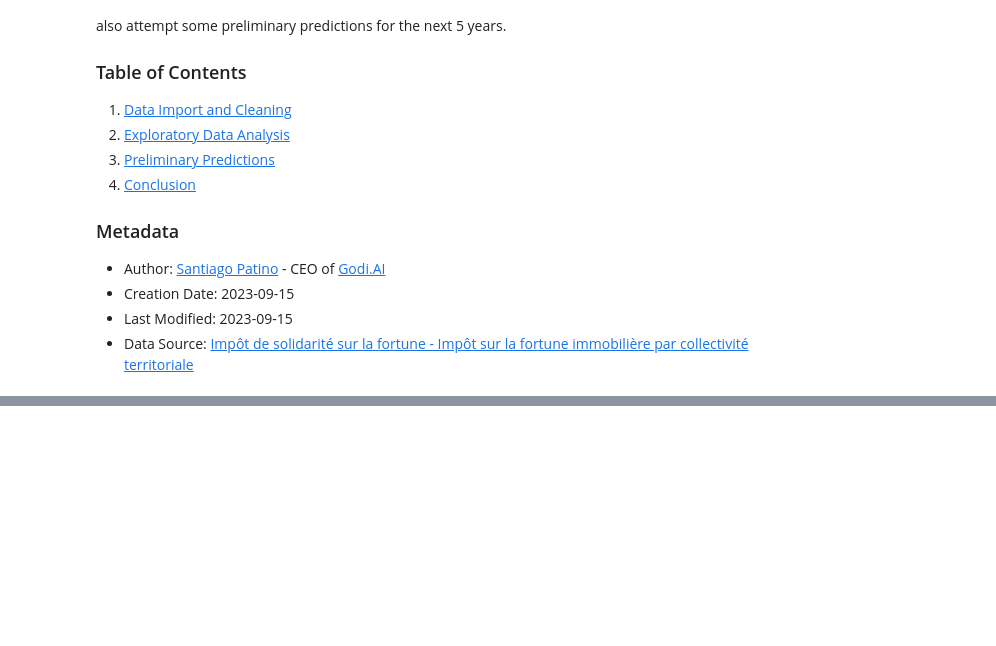
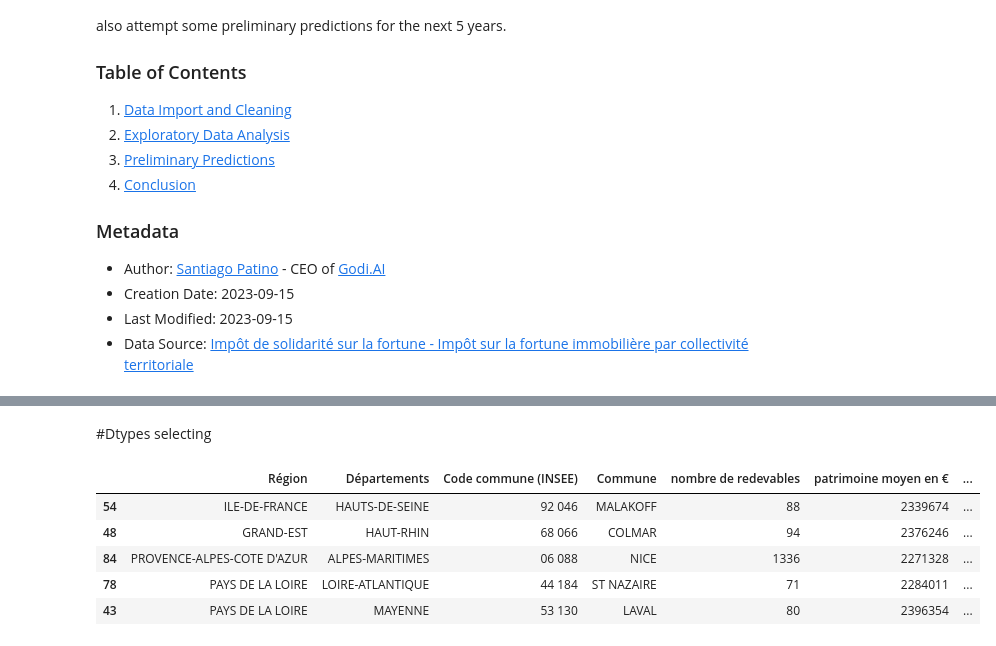
Before and after one commit to santiagopatinoserna/5YearFrenchWealthAnalysis, a Jupyter notebook: Script/Exploration/Data Exploration and Initial Analysis.ipynb, the cells around one changed output, grey strips where cells are left out. Drawn from its saved outputs; the diff is of its cells as text; code cells hidden in the pictures; blank space fills up the shorter version.

```diff
--- a/Script/Exploration/Data Exploration and Initial Analysis.ipynb
+++ b/Script/Exploration/Data Exploration and Initial Analysis.ipynb
@@ -28 +34,3 @@ Error:
+# %% [markdown]
+#Dtypes selecting
 # %%
@@ -31,0 +43,10 @@ pd.read_csv('data.csv')
+# %%
+# Inspect the data to decide appropriate data types
+df_temp.sample(5)
+# %% [output]
+|  | Région | Départements | Code commune (INSEE) | Commune | nombre de redevables | patrimoine moyen en € | ... |
+| 54 | ILE-DE-FRANCE | HAUTS-DE-SEINE | 92 046 | MALAKOFF | 88 | 2339674 | ... |
+| 48 | GRAND-EST | HAUT-RHIN | 68 066 | COLMAR | 94 | 2376246 | ... |
+| 84 | PROVENCE-ALPES-COTE D'AZUR | ALPES-MARITIMES | 06 088 | NICE | 1336 | 2271328 | ... |
+| 78 | PAYS DE LA LOIRE | LOIRE-ATLANTIQUE | 44 184 | ST NAZAIRE | 71 | 2284011 | ... |
+| 43 | PAYS DE LA LOIRE | MAYENNE | 53 130 | LAVAL | 80 | 2396354 | ... |
```
Also changed, not shown: parts of 26 cells of this notebook, 3 other files.
